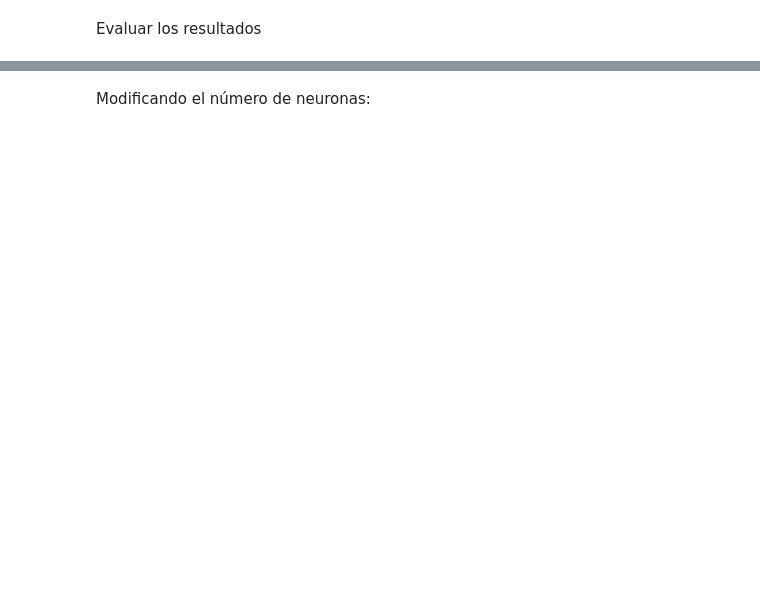
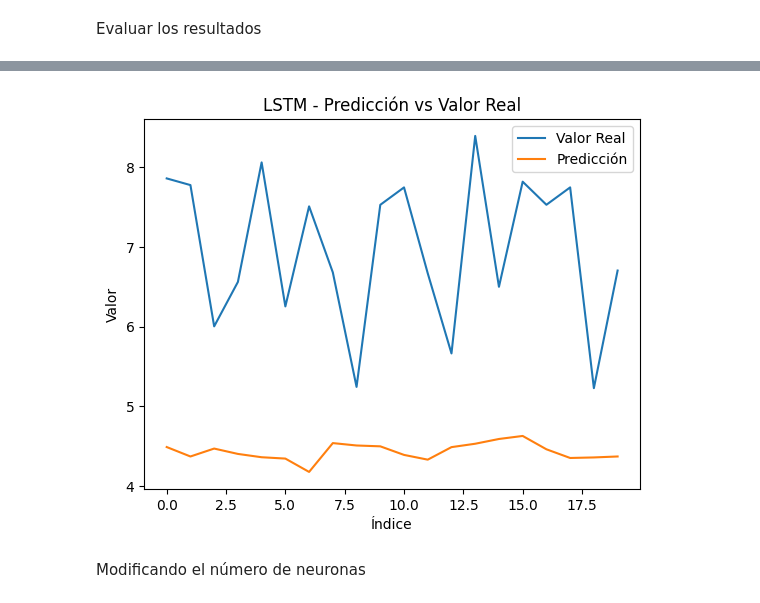
Before and after one commit to AngieJoya99/Taller3-RN, a Jupyter notebook: Taller3RN.ipynb, the cells around one changed output, grey strips where cells are left out. Cells and saved outputs as stored; diff of their text form; code cells hidden in the pictures; blank space fills up the shorter version.

```diff
--- a/Taller3RN.ipynb
+++ b/Taller3RN.ipynb
@@ -166,27 +157,10 @@ Definir arquitectura de la red
 cantNeuronas = 16
 epocas = 20
 # %%
-# inputs = keras.Input(shape=(sequence_length, raw_data.shape[-1]))
-# x = layers.LSTM(16)(inputs)
-# outputs = layers.Dense(1)(x)
-# model = keras.Model(inputs, outputs)
-
-# callbacks = [
-#     keras.callbacks.ModelCheckpoint("jena_LSTM.keras",
-#                                     save_best_only=True)
-# ]
-# model.compile(optimizer="rmsprop", loss="mse", metrics=["mae"])
-# history = model.fit(train_dataset,
-#                     epochs=3,
-#                     validation_data=val_dataset,
-#                     callbacks=callbacks)
-
-# model = keras.models.load_model("jena_LSTM.keras")
-# print(f"Test MAE: {model.evaluate(test_dataset)[1]:.2f}")
 inputs = keras.Input(shape=(sequence_length, 1))
 x = layers.LSTM(cantNeuronas)(inputs)
 outputs = layers.Dense(1)(x)
-model = keras.Model(inputs, outputs)
+LSTMBase = keras.Model(inputs, outputs)
 # %% [markdown]
 Realizar el entrenamiento
 # %%
@@ -221,0 +219,18 @@ plt.show()
+# %%
+prediccion = LSTMBase.predict(datasetTest)
+y = np.concatenate([y for x, y in datasetTest], axis=0)
+
+def graficarPrediccion(prediccion, y, titulo, rango=(20, 40), ax=None):
+  if ax is None:
+    ax = plt.gca()
+
+  start, end = rango
+  ax.plot(y[start:end], label="Valor Real")
+  ax.plot(prediccion[start:end], label="Predicción")
+  ax.set_title(titulo)
+  ax.set_xlabel("Índice")
+  ax.set_ylabel("Valor")
+  ax.legend()
+
+graficarPrediccion(prediccion, y, "LSTM - Predicción vs Valor Real")
+# %% [output]
@@ -222,2 +238,3 @@ plt.show()
+[figure, added]
 # %% [markdown]
-Modificando el número de neuronas:
+Modificando el número de neuronas
```
Also changed, not shown: parts of 10 cells of this notebook.
